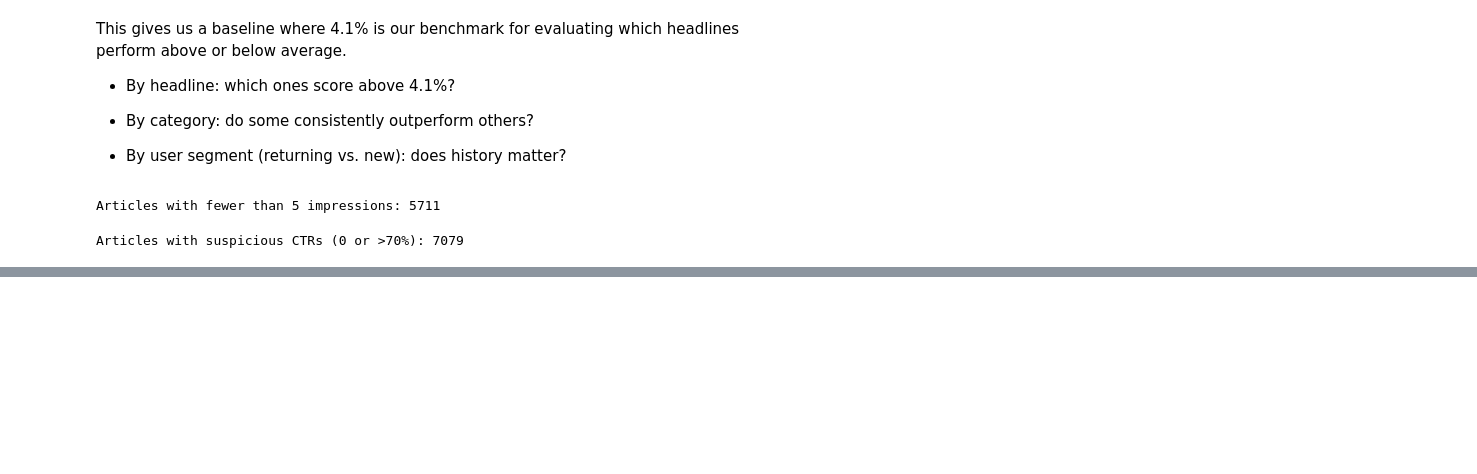
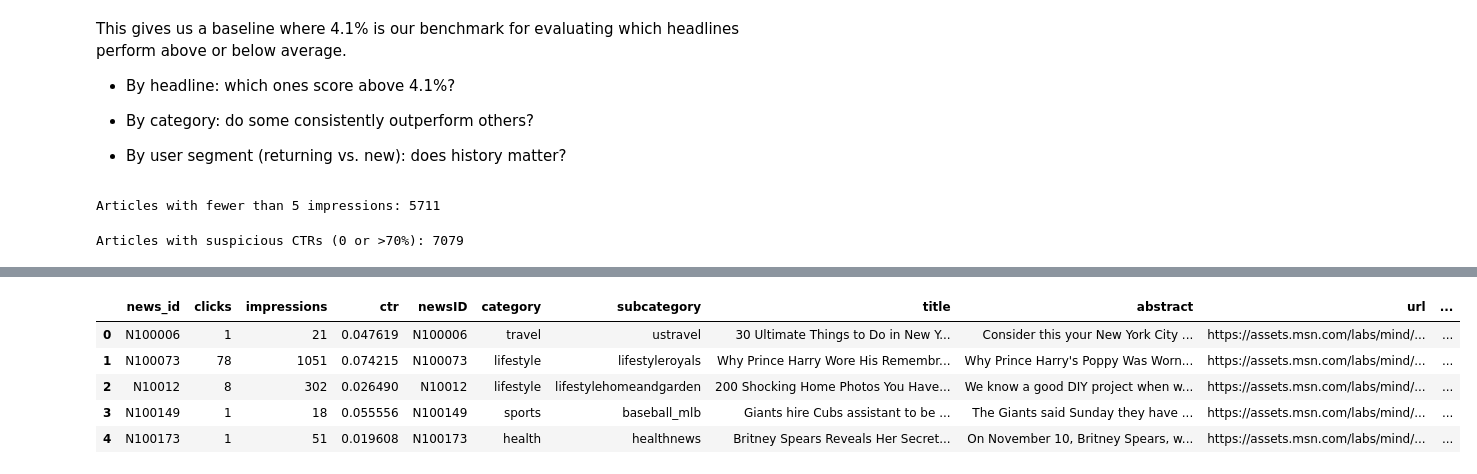
Before and after one commit to robertdshaw/agentic_news_editor, a Jupyter notebook: EDA_behaviors_tsv.ipynb, the cells around one changed output, grey strips where cells are left out. Drawn from its saved outputs; the diff is of its cells as text; code cells hidden in the pictures; blank space fills up the shorter version.

```diff
--- a/EDA_behaviors_tsv.ipynb
+++ b/EDA_behaviors_tsv.ipynb
@@ -192,0 +276,39 @@ Articles with suspicious CTRs (0 or >70%): 7079
+# %%
+# Fix the news dataframe loading
+news_df = pd.read_csv("train_data/news.tsv", sep="\t", header=None)
+news_cols = ["newsID", "category", "subcategory", "title", "abstract", "url", "title_entities", "abstract_entities"]
+
+# Check the first few rows to see the structure
+print("Original news_df structure:")
+print(news_df.head())
+
+# Assign column names properly based on the actual structure
+if len(news_df.columns) == 5:  # If it's already correctly parsed
+    news_df.columns = news_cols
+else:  # If it's a single column with tab characters
+    print("Restructuring the dataframe...")
+    # Try a different approach to split the data
+    news_df = pd.read_csv("train_data/news.tsv", sep="\t", header=None, names=news_cols,
+                          engine='python', quoting=3)
+
+# Check again after fixing
+print("\nFixed news_df structure:")
+print(news_df.head())
+print(f"Shape of news_df: {news_df.shape}")
+
+# Now try to find common values again
+news_df['newsID'] = news_df['newsID'].astype(str).str.strip()
+common_values = set(clean_article_ctr['news_id']).intersection(set(news_df['newsID']))
+print(f"\nNumber of common values after fixing: {len(common_values)}")
+if len(common_values) > 0:
+    print("First few common values:", list(common_values)[:5])
+
+# Try the merge again with the fixed dataframe
+articles_with_metadata = clean_article_ctr.merge(
+    news_df,
+    left_on="news_id",
+    right_on="newsID",
+    how="inner"
+)
+
+print(f"Articles with complete metadata: {len(articles_with_metadata)}")
@@ -192,0 +333,9 @@ Articles with suspicious CTRs (0 or >70%): 7079
+# %%
+articles_with_metadata.head()
+# %% [output]
+|  | news_id | clicks | impressions | ctr | newsID | category | subcategory | title | abstract | url | ... |
+| 0 | N100006 | 1 | 21 | 0.047619 | N100006 | travel | ustravel | 30 Ultimate Things to Do in New Y... | Consider this your New York City ... | https://assets.msn.com/labs/mind/... | ... |
+| 1 | N100073 | 78 | 1051 | 0.074215 | N100073 | lifestyle | lifestyleroyals | Why Prince Harry Wore His Remembr... | Why Prince Harry's Poppy Was Worn... | https://assets.msn.com/labs/mind/... | ... |
+| 2 | N10012 | 8 | 302 | 0.026490 | N10012 | lifestyle | lifestylehomeandgarden | 200 Shocking Home Photos You Have... | We know a good DIY project when w... | https://assets.msn.com/labs/mind/... | ... |
+| 3 | N100149 | 1 | 18 | 0.055556 | N100149 | sports | baseball_mlb | Giants hire Cubs assistant to be ... | The Giants said Sunday they have ... | https://assets.msn.com/labs/mind/... | ... |
+| 4 | N100173 | 1 | 51 | 0.019608 | N100173 | health | healthnews | Britney Spears Reveals Her Secret... | On November 10, Britney Spears, w... | https://assets.msn.com/labs/mind/... | ... |
```
Also changed, not shown: parts of 13 cells of this notebook, 1 other file.
